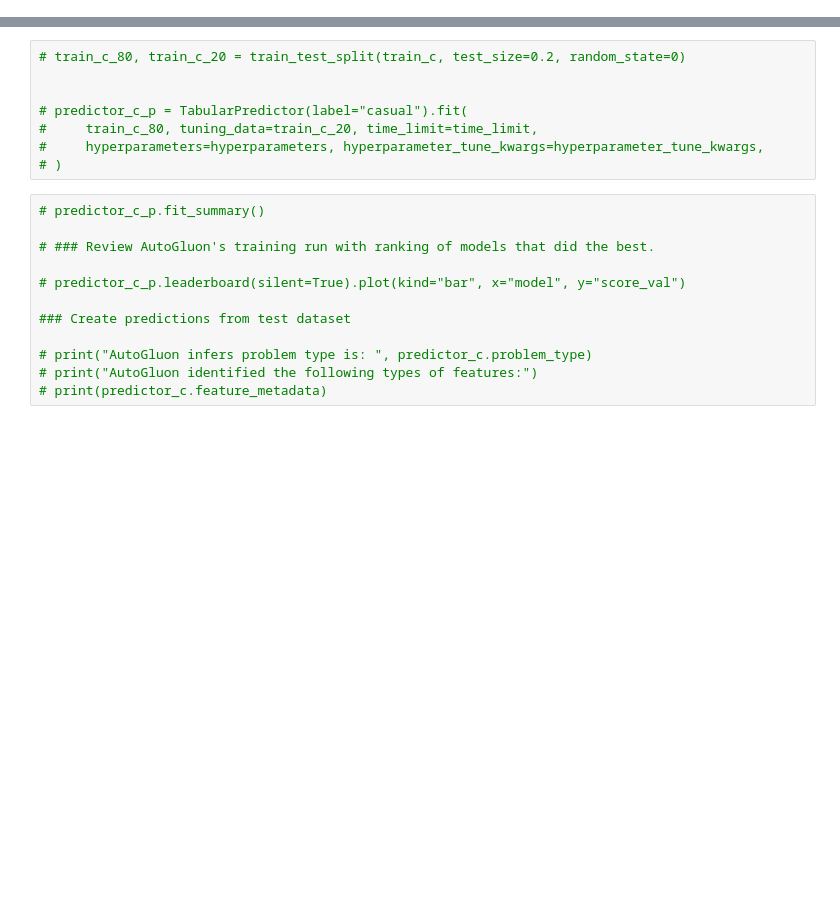
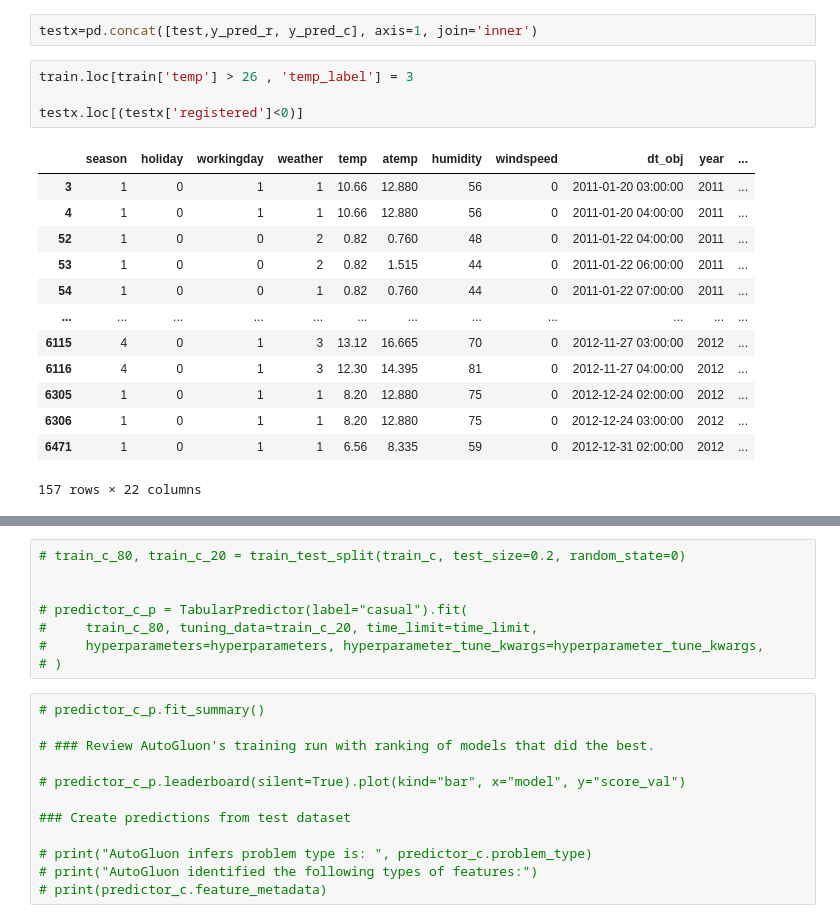
Before and after one commit to kanericmaws/cd0385-project-starter, a Jupyter notebook: project/p01-filled.ipynb, the cells around one changed output, grey strips where cells are left out. Cells and saved outputs as stored; diff of their text form; blank space fills up the shorter version.

```diff
--- a/project/p01-filled.ipynb
+++ b/project/p01-filled.ipynb
@@ -385,0 +525,20 @@ memory usage: 837.7 KB
+# %%
+testx=pd.concat([test,y_pred_r, y_pred_c], axis=1, join='inner')
+# %%
+train.loc[train['temp'] > 26 , 'temp_label'] = 3
+
+testx.loc[(testx['registered']<0)]
+# %% [output]
+|  | season | holiday | workingday | weather | temp | atemp | humidity | windspeed | dt_obj | year | ... |
+| 3 | 1 | 0 | 1 | 1 | 10.66 | 12.880 | 56 | 0 | 2011-01-20 03:00:00 | 2011 | ... |
+| 4 | 1 | 0 | 1 | 1 | 10.66 | 12.880 | 56 | 0 | 2011-01-20 04:00:00 | 2011 | ... |
+| 52 | 1 | 0 | 0 | 2 | 0.82 | 0.760 | 48 | 0 | 2011-01-22 04:00:00 | 2011 | ... |
+| 53 | 1 | 0 | 0 | 2 | 0.82 | 1.515 | 44 | 0 | 2011-01-22 06:00:00 | 2011 | ... |
+| 54 | 1 | 0 | 0 | 1 | 0.82 | 0.760 | 44 | 0 | 2011-01-22 07:00:00 | 2011 | ... |
+| ... | ... | ... | ... | ... | ... | ... | ... | ... | ... | ... | ... |
+| 6115 | 4 | 0 | 1 | 3 | 13.12 | 16.665 | 70 | 0 | 2012-11-27 03:00:00 | 2012 | ... |
+| 6116 | 4 | 0 | 1 | 3 | 12.30 | 14.395 | 81 | 0 | 2012-11-27 04:00:00 | 2012 | ... |
+| 6305 | 1 | 0 | 1 | 1 | 8.20 | 12.880 | 75 | 0 | 2012-12-24 02:00:00 | 2012 | ... |
+| 6306 | 1 | 0 | 1 | 1 | 8.20 | 12.880 | 75 | 0 | 2012-12-24 03:00:00 | 2012 | ... |
+| 6471 | 1 | 0 | 1 | 1 | 6.56 | 8.335 | 59 | 0 | 2012-12-31 02:00:00 | 2012 | ... |
+157 rows × 22 columns
```
Also changed, not shown: parts of 71 cells of this notebook, 2 other files.
